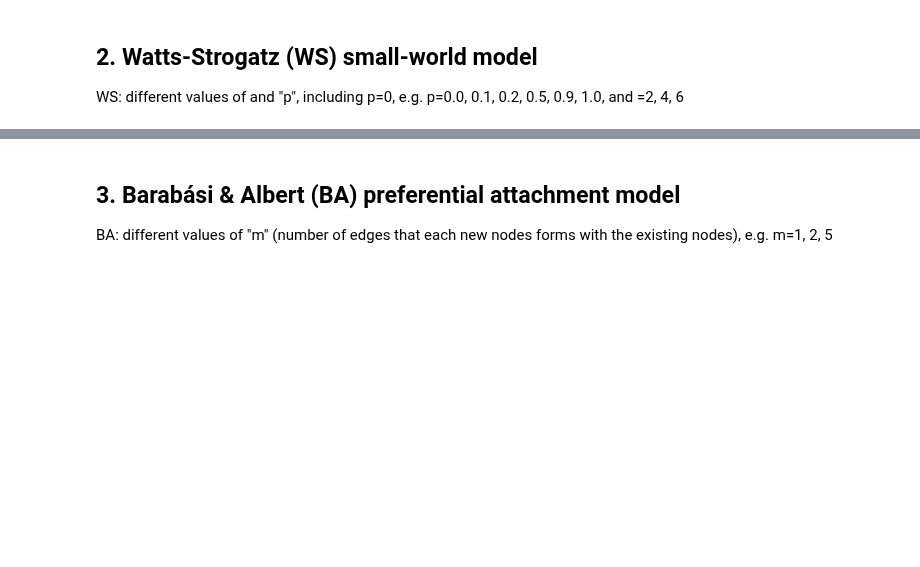
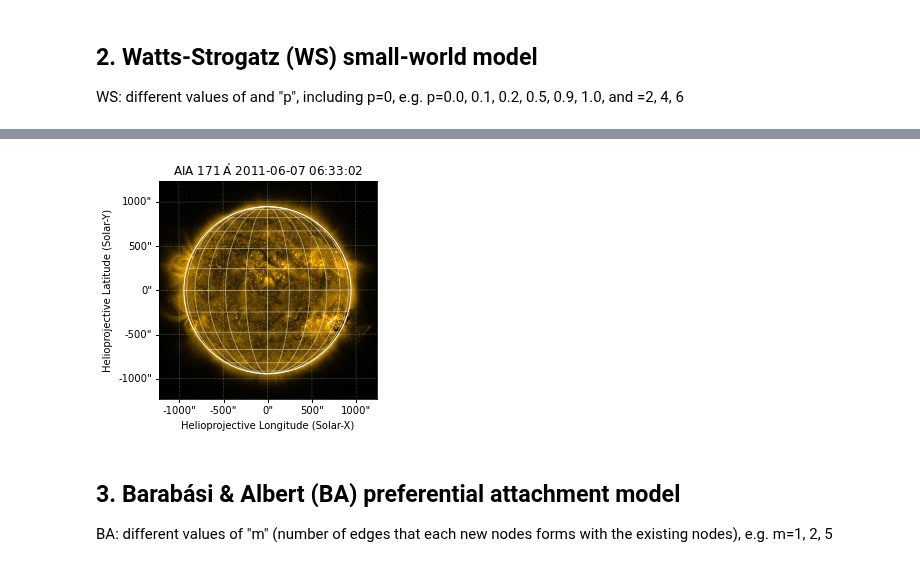
Before and after one commit to EjbejaranosAI/Complex_Networks, a Jupyter notebook: 2_Models_of_complex_networks/Main_test.ipynb, the cells around one changed output, grey strips where cells are left out. Saved outputs shown, nothing was run; the diff lists cells and outputs as text; code cells hidden in the pictures; blank space fills up the shorter version.

```diff
--- a/2_Models_of_complex_networks/Main_test.ipynb
+++ b/2_Models_of_complex_networks/Main_test.ipynb
@@ -223,3 +249,13 @@ WS: different values of <k> and "p", including p=0, e.g. p=0.0, 0.1, 0.2, 0.5, 0
+# %%
+plt.figure()
+ax = plt.subplot(projection=aiamap)
+aiamap.plot(clip_interval=(1, 99.99)*u.percent)
+aiamap.draw_limb()
+aiamap.draw_grid()
+
+plt.show()
+# %% [output]
+[figure, added]
 # %% [markdown]
 ## 3. Barabási & Albert (BA) preferential attachment model
 BA: different values of "m" (number of edges that each new nodes forms with the existing nodes), e.g. m=1, 2, 5
```
Also changed, not shown: parts of 3 cells of this notebook.
